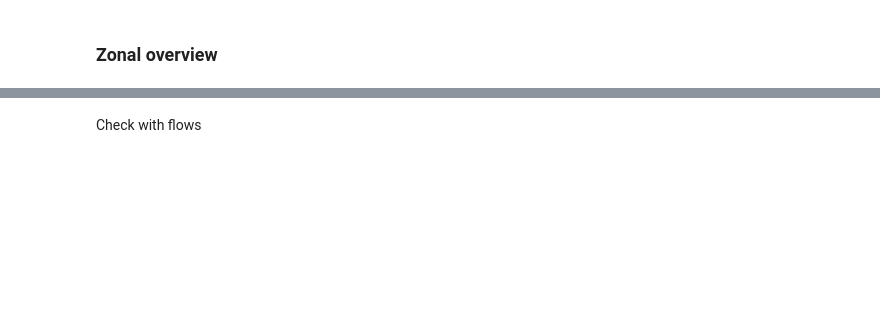
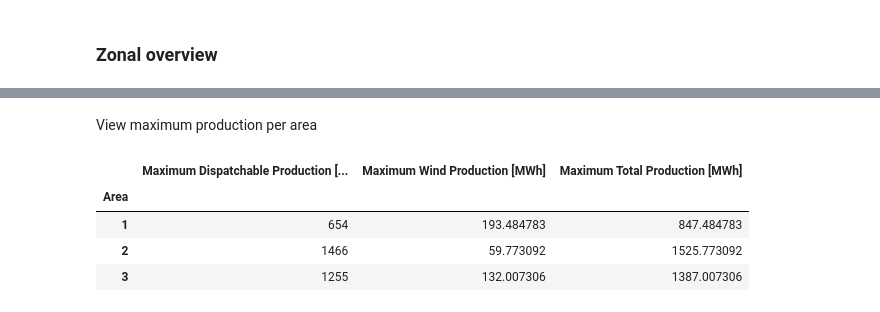
Before and after one commit to Hvid1999/46755, a Jupyter notebook: Assignment 1/task_4.ipynb, the cells around one changed output, grey strips where cells are left out. Drawn from its saved outputs; the diff is of its cells as text; code cells hidden in the pictures; blank space fills up the shorter version.

```diff
--- a/Assignment 1/task_4.ipynb
+++ b/Assignment 1/task_4.ipynb
@@ -896,2 +857,28 @@ NOTE: In this dataframe, production values include BESS discharging and load val
-# %% [markdown]
-Check with flows
+# %% [markdown]
+View maximum production per area
+# %%
+#Maximum production of each area in hour t
+
+display_hour = 17 #zero-indexed
+
+max_production = pd.DataFrame(data=np.zeros(Z), columns=['Area'])
+max_production[['Maximum Dispatchable Production [MWh]', 'Maximum Wind Production [MWh]']] = 0
+
+for a in range(Z):
+    max_production.loc[max_production.index == a, 'Area'] = a + 1
+    max_production.loc[max_production.index == a, 'Maximum Dispatchable Production [MWh]'] = sum(gen_data.loc[gen_data['Node'].isin(ZONE_NODES[a]), 'P max MW'])
+
+    for g in range(GW):
+        if gen_nodes.loc[GC + g, 'Node'] in ZONE_NODES[a]:
+            max_production.loc[max_production.index == a, 'Maximum Wind Production [MWh]'] += wind_data.iloc[display_hour, g]
+
+max_production['Maximum Total Production [MWh]'] = max_production['Maximum Dispatchable Production [MWh]'] + max_production['Maximum Wind Production [MWh]']
+max_production['Area'] = max_production['Area'].astype(int)
+max_production = max_production.set_index('Area')
+max_production
+# %% [output]
+|  | Maximum Dispatchable Production [... | Maximum Wind Production [MWh] | Maximum Total Production [MWh] |
+| Area |  |  |  |
+| 1 | 654 | 193.484783 | 847.484783 |
+| 2 | 1466 | 59.773092 | 1525.773092 |
+| 3 | 1255 | 132.007306 | 1387.007306 |
```
Also changed, not shown: parts of 7 cells of this notebook, 5 other files.
